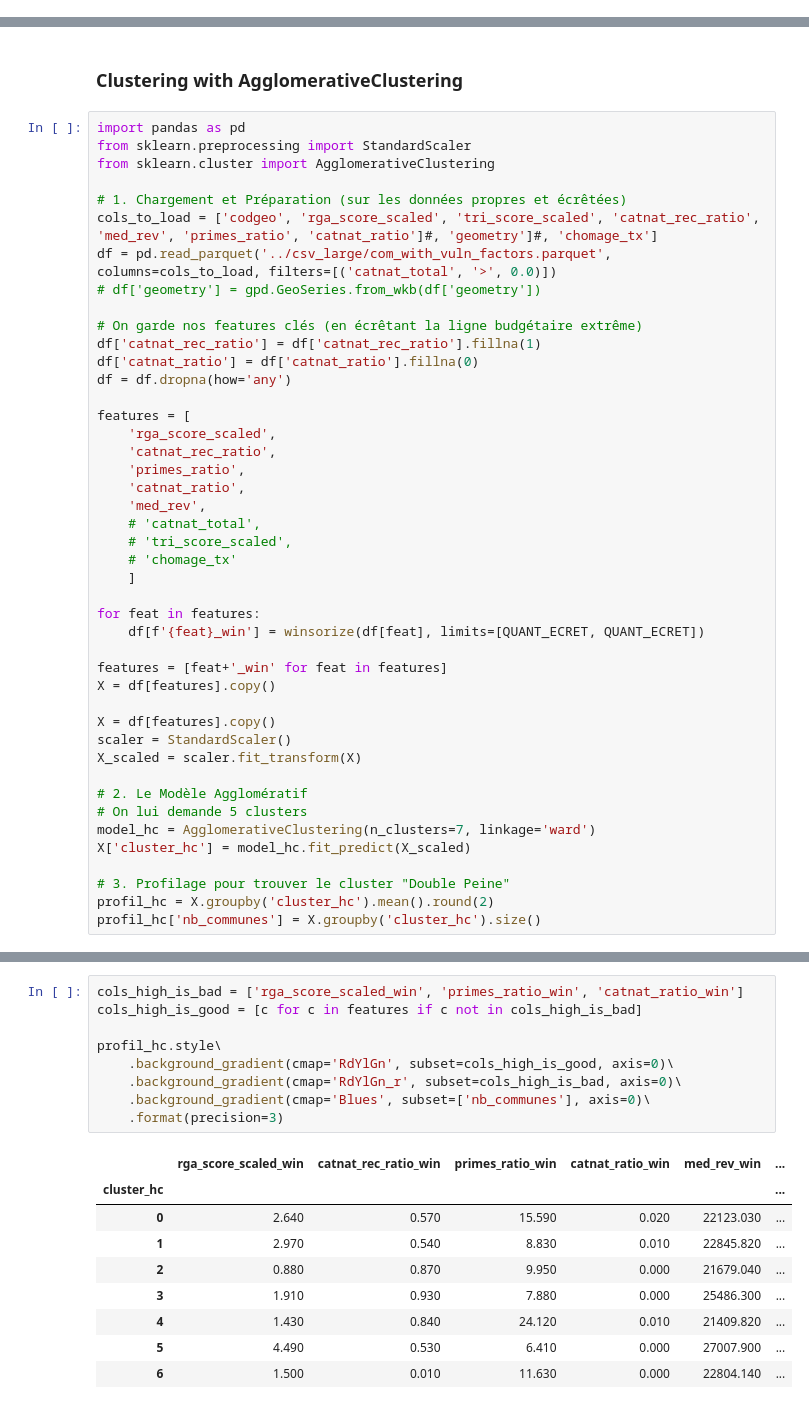
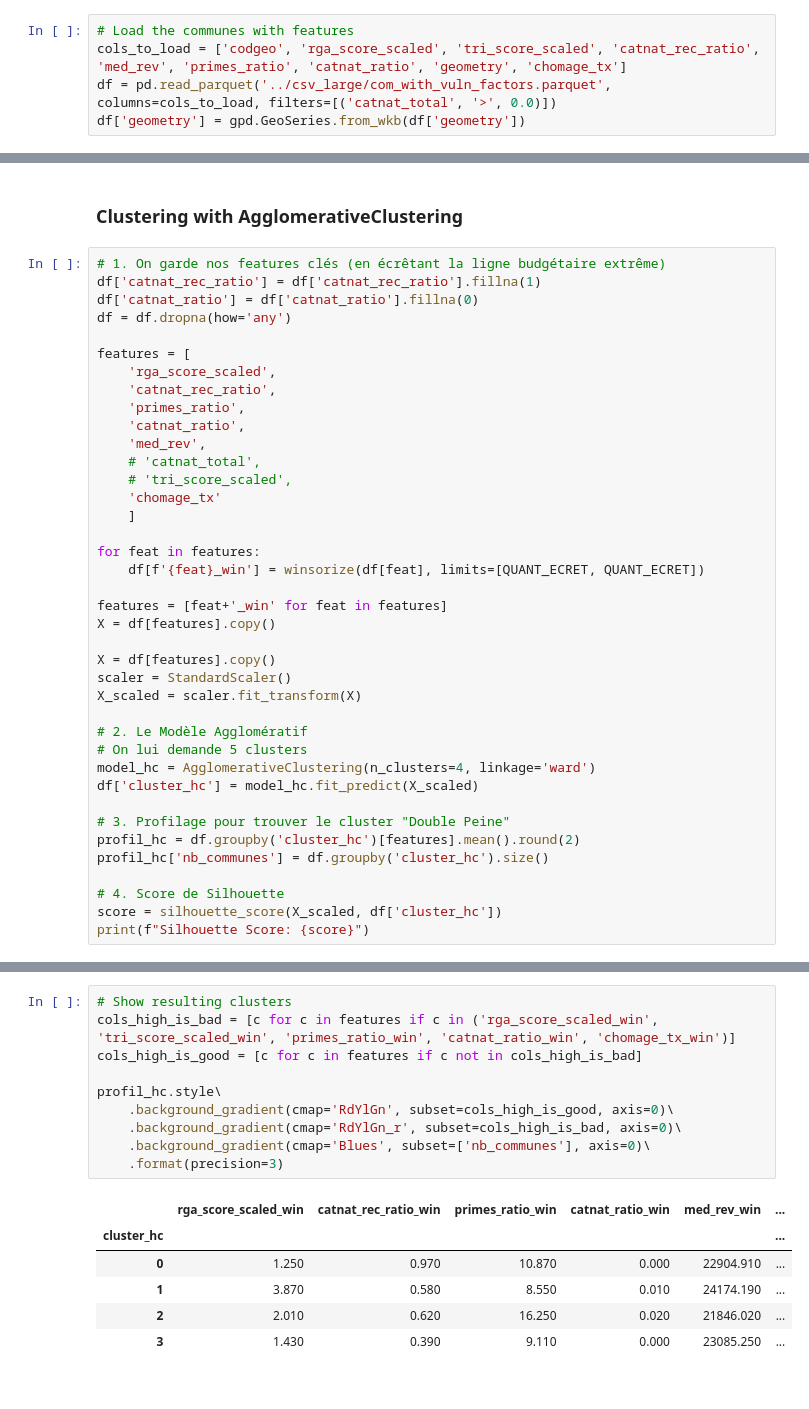
Before and after one commit to dataforgoodfr/14_PrixChangementClimatique, a Jupyter notebook: data/exploration/cluster_jacques.ipynb, the cells around one changed output, grey strips where cells are left out. Cells and saved outputs as stored; diff of their text form.

```diff
--- a/data/exploration/cluster_jacques.ipynb
+++ b/data/exploration/cluster_jacques.ipynb
@@ -301,0 +320,5 @@ from scipy.stats.mstats import winsorize
+# %%
+# Load the communes with features
+cols_to_load = ['codgeo', 'rga_score_scaled', 'tri_score_scaled', 'catnat_rec_ratio', 'med_rev', 'primes_ratio', 'catnat_ratio', 'geometry', 'chomage_tx']
+df = pd.read_parquet('../csv_large/com_with_vuln_factors.parquet', columns=cols_to_load, filters=[('catnat_total', '>', 0.0)])
+df['geometry'] = gpd.GeoSeries.from_wkb(df['geometry'])
@@ -397,16 +418,7 @@ gdf.plot(column='cluster')
 # %% [markdown]
 ### Clustering with AgglomerativeClustering
 # %%
-import pandas as pd
-from sklearn.preprocessing import StandardScaler
-from sklearn.cluster import AgglomerativeClustering
-
-# 1. Chargement et Préparation (sur les données propres et écrêtées)
-cols_to_load = ['codgeo', 'rga_score_scaled', 'tri_score_scaled', 'catnat_rec_ratio', 'med_rev', 'primes_ratio', 'catnat_ratio']#, 'geometry']#, 'chomage_tx']
-df = pd.read_parquet('../csv_large/com_with_vuln_factors.parquet', columns=cols_to_load, filters=[('catnat_total', '>', 0.0)])
-# df['geometry'] = gpd.GeoSeries.from_wkb(df['geometry'])
-
-# On garde nos features clés (en écrêtant la ligne budgétaire extrême)
+# 1. On garde nos features clés (en écrêtant la ligne budgétaire extrême)
 df['catnat_rec_ratio'] = df['catnat_rec_ratio'].fillna(1)
 df['catnat_ratio'] = df['catnat_ratio'].fillna(0)
 df = df.dropna(how='any')
@@ -419,7 +431,7 @@ features = [
     'med_rev',
     # 'catnat_total',
     # 'tri_score_scaled',
-    # 'chomage_tx'
+    'chomage_tx'
     ]
 
 for feat in features:
@@ -434,9 +446,13 @@ X_scaled = scaler.fit_transform(X)
 
 # 2. Le Modèle Agglomératif
 # On lui demande 5 clusters
-model_hc = AgglomerativeClustering(n_clusters=7, linkage='ward')
-X['cluster_hc'] = model_hc.fit_predict(X_scaled)
+model_hc = AgglomerativeClustering(n_clusters=4, linkage='ward')
+df['cluster_hc'] = model_hc.fit_predict(X_scaled)
 
 # 3. Profilage pour trouver le cluster "Double Peine"
-profil_hc = X.groupby('cluster_hc').mean().round(2)
-profil_hc['nb_communes'] = X.groupby('cluster_hc').size()
+profil_hc = df.groupby('cluster_hc')[features].mean().round(2)
+profil_hc['nb_communes'] = df.groupby('cluster_hc').size()
+
+# 4. Score de Silhouette
+score = silhouette_score(X_scaled, df['cluster_hc'])
+print(f"Silhouette Score: {score}")
@@ -443,19 +461,17 @@ profil_hc['nb_communes'] = X.groupby('cluster_hc').size()
 # %%
-cols_high_is_bad = ['rga_score_scaled_win', 'primes_ratio_win', 'catnat_ratio_win']
+# Show resulting clusters
+cols_high_is_bad = [c for c in features if c in ('rga_score_scaled_win', 'tri_score_scaled_win', 'primes_ratio_win', 'catnat_ratio_win', 'chomage_tx_win')]
 cols_high_is_good = [c for c in features if c not in cols_high_is_bad]
 
 profil_hc.style\
     .background_gradient(cmap='RdYlGn', subset=cols_high_is_good, axis=0)\
     .background_gradient(cmap='RdYlGn_r', subset=cols_high_is_bad, axis=0)\
     .background_gradient(cmap='Blues', subset=['nb_communes'], axis=0)\
     .format(precision=3)
 # %% [output]
 |  | rga_score_scaled_win | catnat_rec_ratio_win | primes_ratio_win | catnat_ratio_win | med_rev_win | ... |
 | cluster_hc |  |  |  |  |  | ... |
-| 0 | 2.640 | 0.570 | 15.590 | 0.020 | 22123.030 | ... |
-| 1 | 2.970 | 0.540 | 8.830 | 0.010 | 22845.820 | ... |
-| 2 | 0.880 | 0.870 | 9.950 | 0.000 | 21679.040 | ... |
-| 3 | 1.910 | 0.930 | 7.880 | 0.000 | 25486.300 | ... |
-| 4 | 1.430 | 0.840 | 24.120 | 0.010 | 21409.820 | ... |
-| 5 | 4.490 | 0.530 | 6.410 | 0.000 | 27007.900 | ... |
-| 6 | 1.500 | 0.010 | 11.630 | 0.000 | 22804.140 | ... |
+| 0 | 1.250 | 0.970 | 10.870 | 0.000 | 22904.910 | ... |
+| 1 | 3.870 | 0.580 | 8.550 | 0.010 | 24174.190 | ... |
+| 2 | 2.010 | 0.620 | 16.250 | 0.020 | 21846.020 | ... |
+| 3 | 1.430 | 0.390 | 9.110 | 0.000 | 23085.250 | ... |
```
Also changed, not shown: parts of 23 cells of this notebook.
